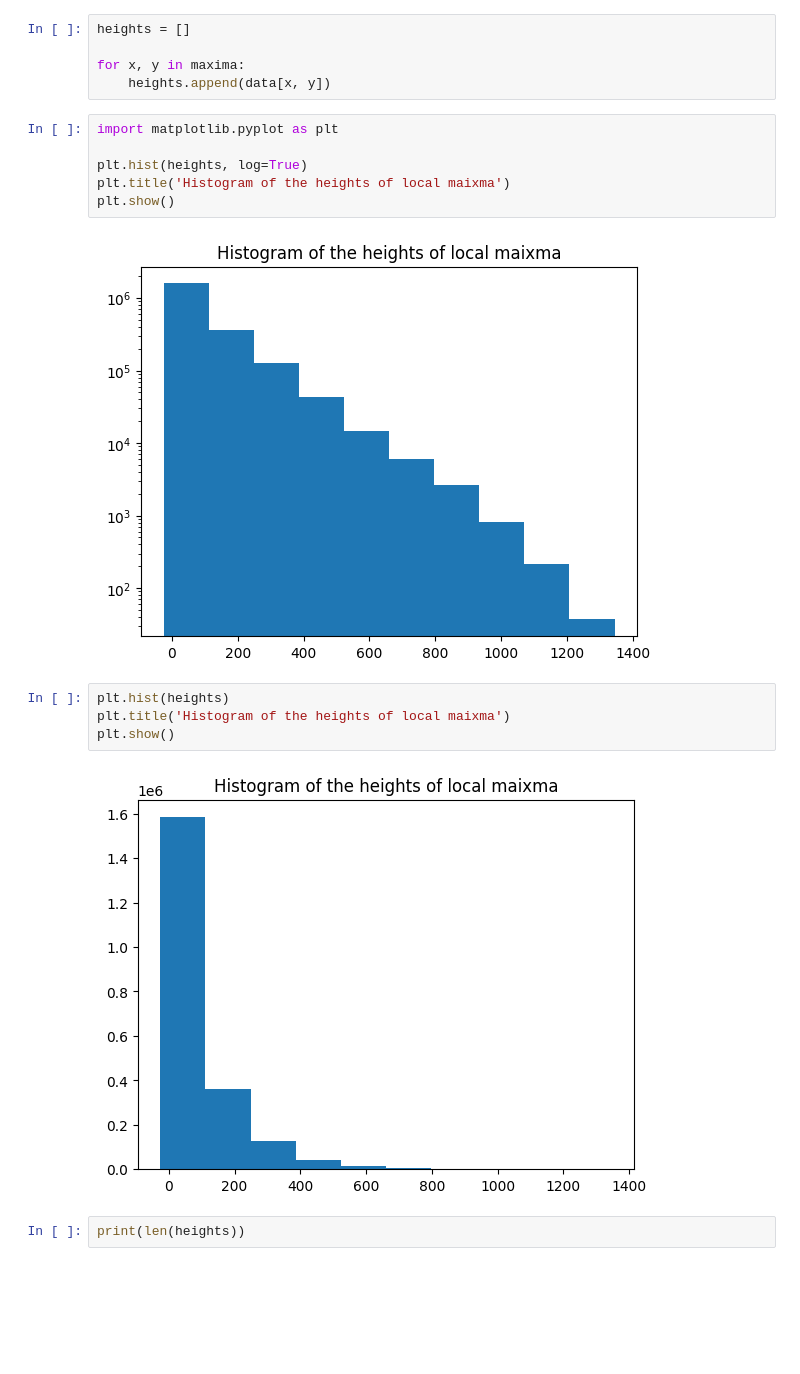
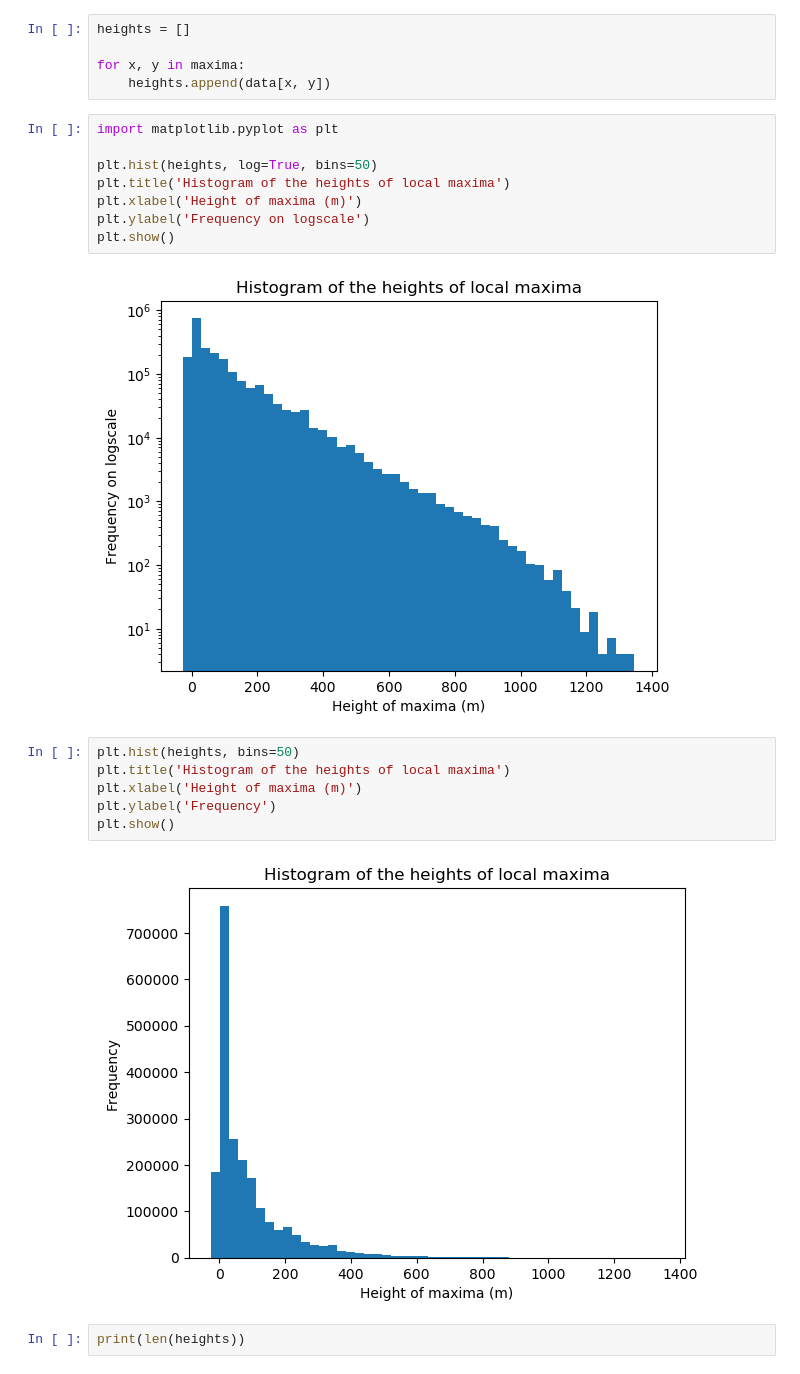
Before and after one commit to CardiacModelling/BenNevisBenchmark, a Jupyter notebook: basin-problem/maxima.ipynb, the cells around one changed output. Cells and saved outputs as stored; diff of their text form; blank space fills up the shorter version.

```diff
--- a/basin-problem/maxima.ipynb
+++ b/basin-problem/maxima.ipynb
@@ -39,17 +39,21 @@ for x, y in maxima:
 # %%
 import matplotlib.pyplot as plt
 
-plt.hist(heights, log=True)
-plt.title('Histogram of the heights of local maixma')
+plt.hist(heights, log=True, bins=50)
+plt.title('Histogram of the heights of local maxima')
+plt.xlabel('Height of maxima (m)')
+plt.ylabel('Frequency on logscale')
 plt.show()
 # %% [output]
-[figure, old version]
+[figure, new version]
 # %%
-plt.hist(heights)
-plt.title('Histogram of the heights of local maixma')
+plt.hist(heights, bins=50)
+plt.title('Histogram of the heights of local maxima')
+plt.xlabel('Height of maxima (m)')
+plt.ylabel('Frequency')
 plt.show()
 # %% [output]
-[figure, old version]
+[figure, new version]
 # %%
 print(len(heights))
 # %% [output]
```
Also changed, not shown: 1 other file.
